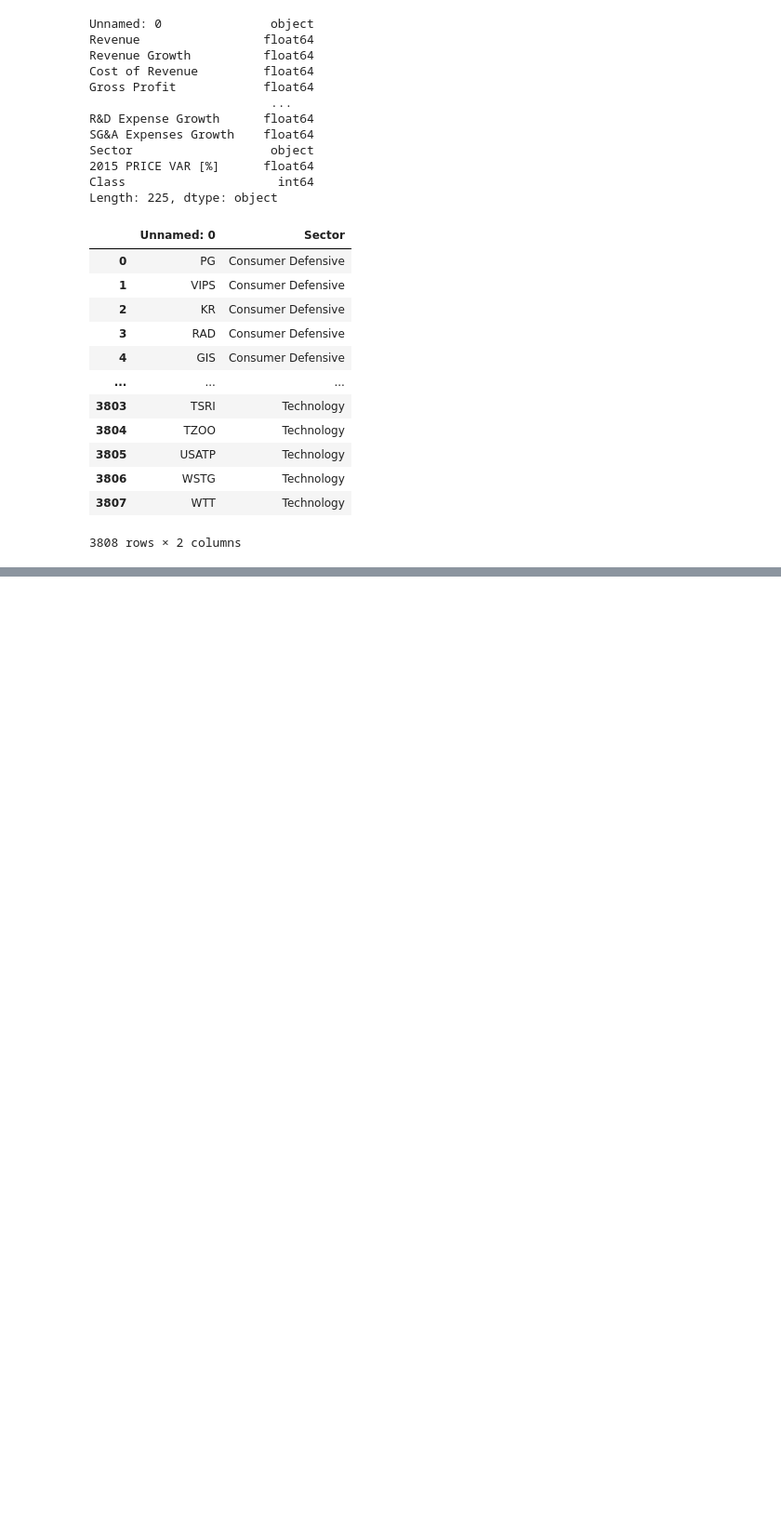
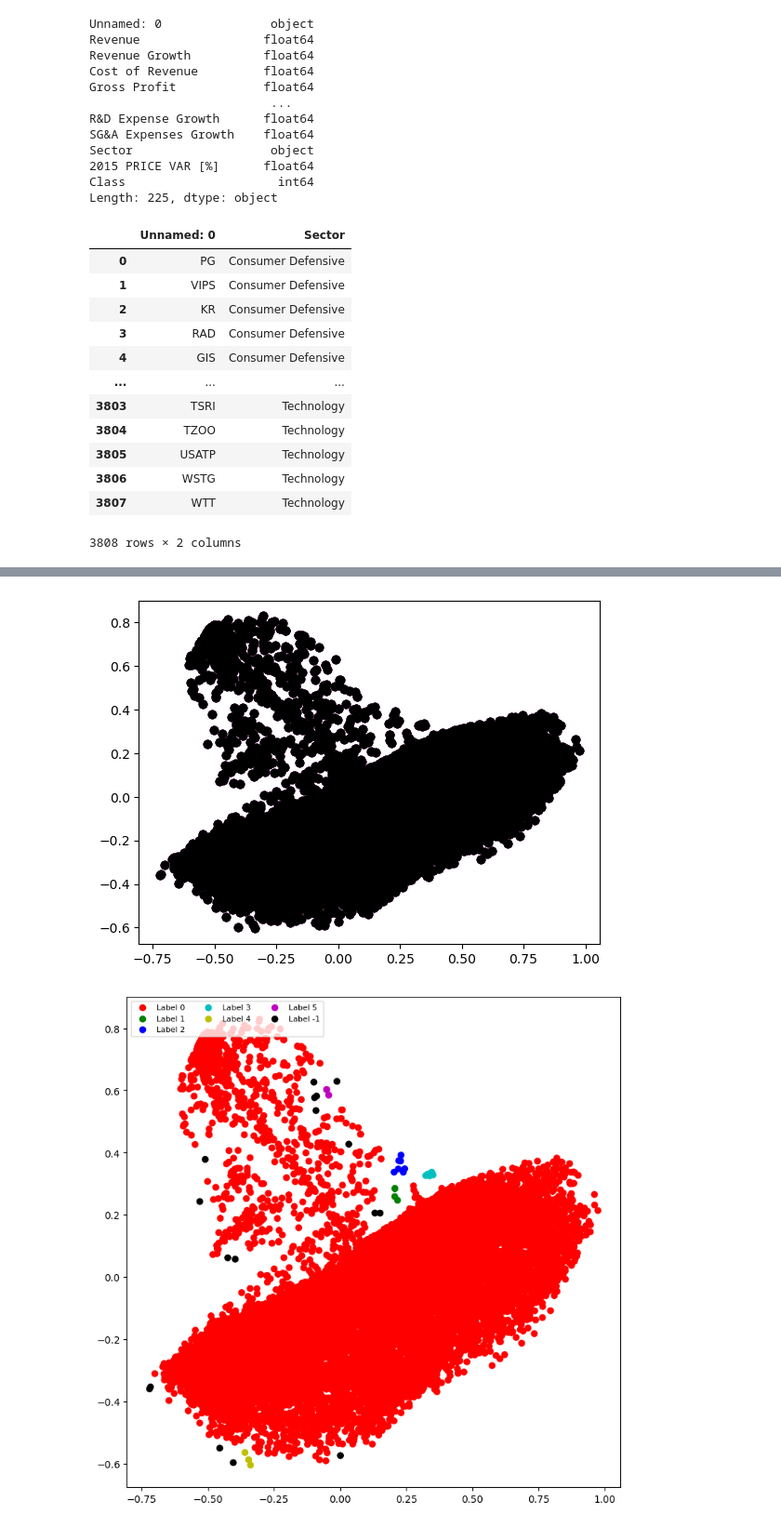
Before and after one commit to amaboh/Machine_learning_in_finance, a Jupyter notebook: DBSCAN_fundamental_analyses/Main.ipynb, the cells around one changed output, grey strips where cells are left out. Shown at 93% size. Cells and saved outputs as stored; diff of their text form; code cells hidden in the pictures; blank space fills up the shorter version.

```diff
--- a/DBSCAN_fundamental_analyses/Main.ipynb
+++ b/DBSCAN_fundamental_analyses/Main.ipynb
@@ -94,0 +203,42 @@ df_objects
+# %%
+#visualizing changes
+colours1 = {}
+colours1[0] = 'r'
+colours1[1] = 'g'
+colours1[2] = 'b'
+colours1[3] = 'c'
+colours1[4] = 'y'
+colours1[5] = 'm'
+colours1[-1] = 'k'
+
+cvec = [colours1[label] for label in labels]
+colors = ['r', 'g', 'b', 'c', 'y', 'm', 'k' ]
+
+r = plt.scatter(
+        df_principal['P1'], df_principal['P2'], marker ='o', color = colors[0])
+g = plt.scatter(
+        df_principal['P1'], df_principal['P2'], marker ='o', color = colors[1])
+b = plt.scatter(
+        df_principal['P1'], df_principal['P2'], marker ='o', color = colors[2])
+c = plt.scatter(
+        df_principal['P1'], df_principal['P2'], marker ='o', color = colors[3])
+y = plt.scatter(
+        df_principal['P1'], df_principal['P2'], marker ='o', color = colors[4])
+m = plt.scatter(
+        df_principal['P1'], df_principal['P2'], marker ='o', color = colors[5])
+k = plt.scatter(
+        df_principal['P1'], df_principal['P2'], marker ='o', color = colors[6])
+
+plt.figure(figsize =(9, 9))
+plt.scatter(df_principal['P1'], df_principal['P2'], c = cvec)
+plt.legend((r, g, b, c, y, m, k),
+           ('Label 0', 'Label 1', 'Label 2', 'Label 3', 'Label 4',
+            'Label 5', 'Label -1'),
+           scatterpoints = 1,
+           loc ='upper left',
+           ncol = 3,
+           fontsize = 8)
+plt.show()
+# %% [output]
+[figure, added]
+[figure, added]
```
Also changed, not shown: parts of 8 cells of this notebook.
